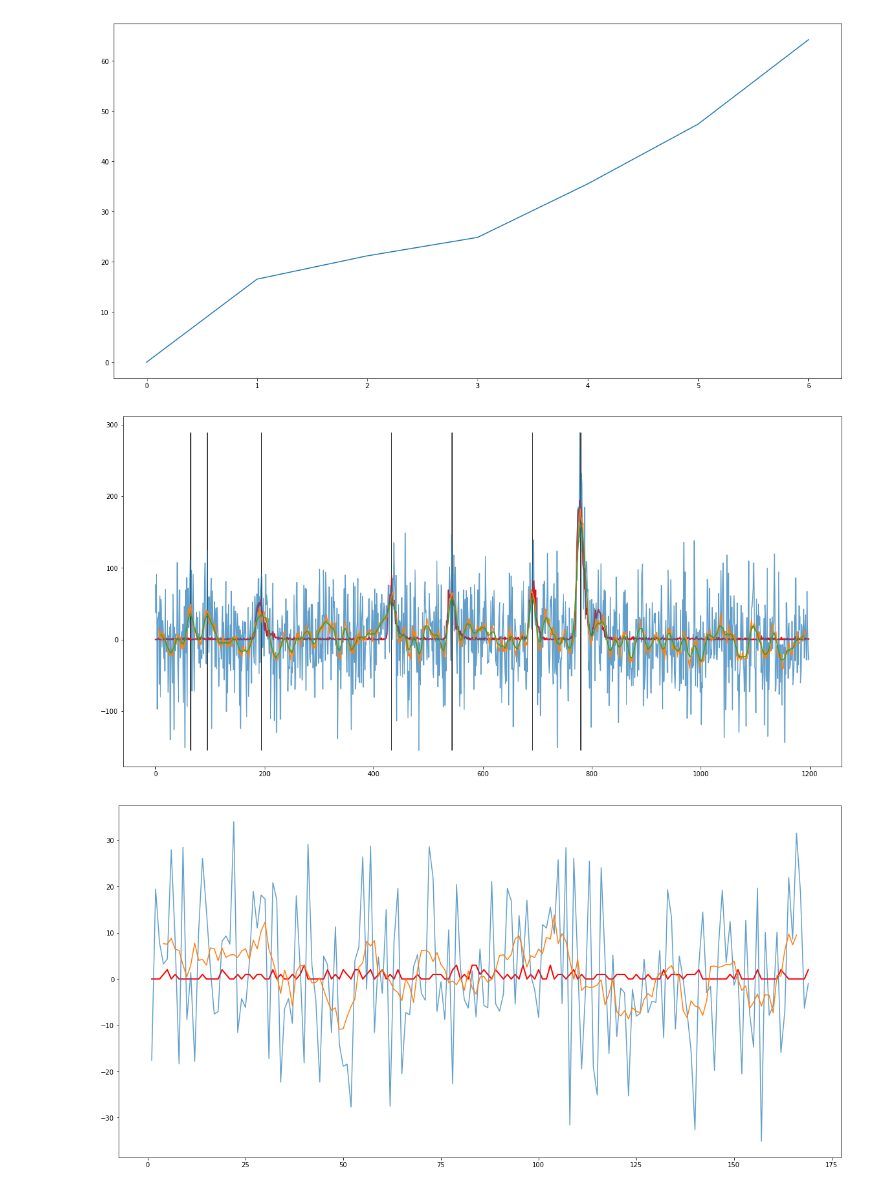
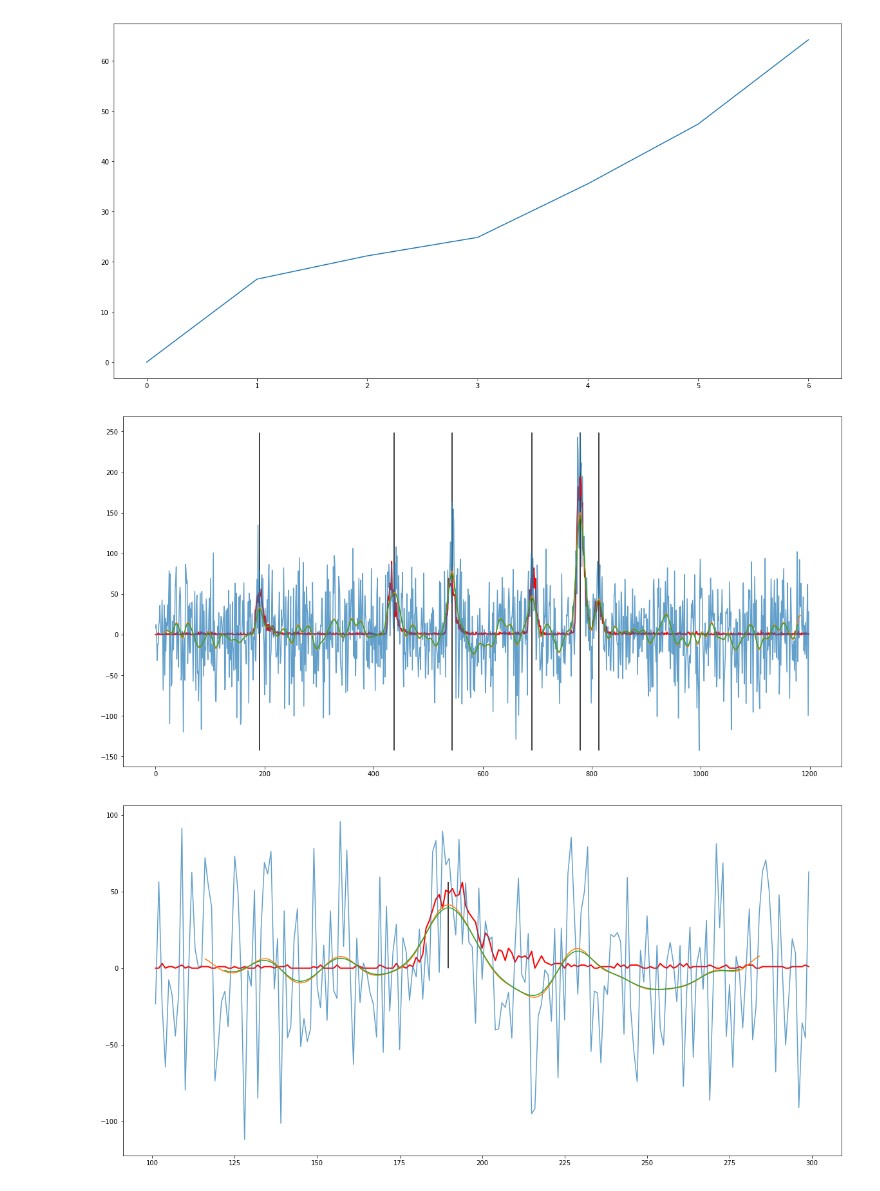
Before and after one commit to J-RParker/PHY341, a Jupyter notebook: Testing.ipynb, the cells around one changed output. Cells and saved outputs as stored; diff of their text form; code cells hidden in the pictures.

```diff
--- a/Testing.ipynb
+++ b/Testing.ipynb
@@ -106,0 +124,10 @@ plt.show()
+# %%
+fig,ax=plt.subplots()
+w=5
+s=1.5
+c=3
+x=(np.linspace(-w,w,100))
+y=norm.pdf(x)
+ax.plot(x,y)
+ax.vlines(np.linspace(-c*s,c*s,2*c+1),0,y.max())
+plt.show()
@@ -106,0 +136,9 @@ plt.show()
+# %%
+x=np.linspace(0,20,20)
+y=3*x**2
+print(norm.pdf(0))
+x2,y2=gbox(x,y,1)
+fig,ax=plt.subplots(figsize=(20,10))
+ax.plot(x,y,'ro')
+ax.plot(x2,y2,'g--')
+plt.show()
@@ -233,18 +326,18 @@ plt.show()
 # %%
 fig,ax=plt.subplots(figsize=(20,10))
 x,y=np.loadtxt("C14_1_10Dil_ex1.csv",delimiter=",",unpack=1)
-noise = np.random.normal(0,50,len(x))
+noise = np.random.normal(0,40,len(x))
 ax.plot(x,y,'r',lw=2)
 y=y+noise
 ax.plot(x,y,alpha=0.7)
-x2,y2=box(x,y,5)
-x3,y3=box(x2,y2,5)
+x2,y2=gbox(x,y,5)
+x3,y3=gbox(x2,y2,2)
 ax.plot(x2,y2)
 ax.plot(x3,y3)
 
 
-peaks=find(x,y,filt=0.5)
-p2=find(x2,y2,filt=0.2)
+#peaks=find(x,y,filt=0.5)
+#p2=find(x2,y2,filt=0.15)
 p3=find(x3,y3,filt=0.2)
 #ax.vlines(peaks,y.min(),y.max())
 #ax.vlines(p2,y.min(),y.max(),colors='orange')
@@ -252,23 +345,31 @@ ax.vlines(p3,y.min(),y.max(),colors='black')
 
 plt.show()
 # %% [output]
-[figure, old version]
+[figure, new version]
 # %%
 fig,ax=plt.subplots(figsize=(20,10))
 x,y=np.loadtxt("C14_1_10Dil_ex1.csv",delimiter=",",unpack=1)
 
-x,y=sub(x,y,0,170)
-scale=15
+x,y=sub(x,y,100,300)
+scale=40
 noise = np.random.normal(0,scale,len(x))
 ax.plot(x,y,'r',lw=2)
 yn=y+noise
 ax.plot(x,yn,alpha=0.7)
+x2,y2=gbox(x,yn,5)
+x3,y3=gbox(x2,y2,2)
+ax.plot(x2,y2)
+ax.plot(x3,y3)
 
-x2,y2=box(x,yn,3)
+#peaks=find(x,y,filt=0.5)
+#p2=find(x2,y2,filt=0.15)
+p3=find(x3,y3,filt=1)
+#ax.vlines(peaks,y.min(),y.max())
+#ax.vlines(p2,y.min(),y.max(),colors='orange')
+ax.vlines(p3,y.min(),y.max(),colors='black')
 
-ax.plot(x2,y2)
 
 
 plt.show()
 # %% [output]
-[figure, old version]
+[figure, new version]
```
Also changed, not shown: parts of 13 cells of this notebook.
